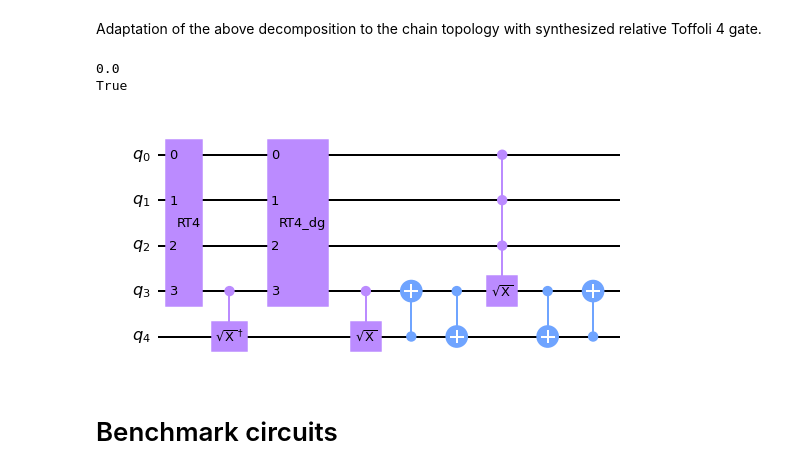
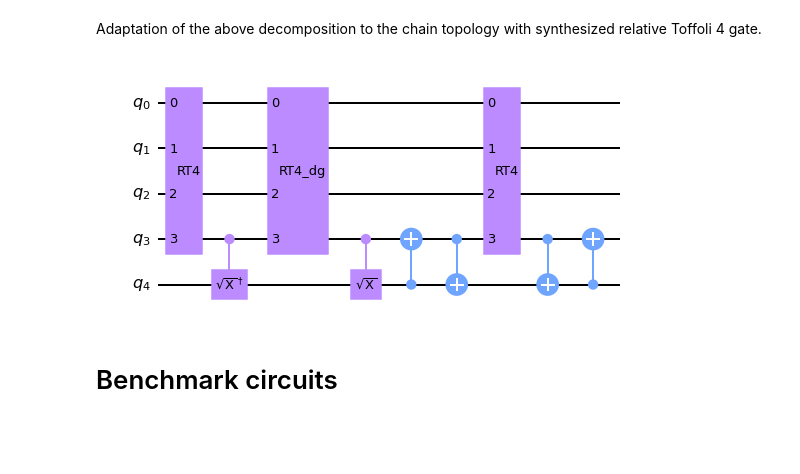
Before and after one commit to idnm/cpflow, a Jupyter notebook: paper/peppar.ipynb, the cells around one changed output. Saved outputs shown, nothing was run; the diff lists cells and outputs as text; code cells hidden in the pictures; blank space fills up the shorter version.

Commit message:
Rework paper until appendix.

```diff
--- a/paper/peppar.ipynb
+++ b/paper/peppar.ipynb
@@ -490,5 +490,12 @@ d.circuit.draw(output='mpl')
 results = Results.load('results/toff4_sqrt_chain')
 d = results.decompositions[-1]
 d.refine()
-d.circuit.draw(output='mpl')
+print(d)
+
+qc_toff4_sqrt = d.circuit
+
+g_toff4_sqrt = qc_toff4_sqrt.reverse_bits().to_instruction(label='RT4')
+g_toff4_sqrt.name = 'T4_sqrt'
+
+qc_toff4_sqrt.draw(output='mpl')
 # %% [output]
@@ -495,3 +503,11 @@ d.circuit.draw(output='mpl')
 [figure]
 # %%
 results = Results.load('results/toff4_relative_chain')
+d = results.decompositions[2]
+d.refine()
+print(d)
+qc_toff4_relative = d.circuit
+g_toff4_relative = qc_toff4_relative.reverse_bits().to_instruction(label='RT4')
+g_toff4_relative.name = 'RT4'
+
+qc_toff4_relative.draw(output='mpl')
@@ -529,25 +536,24 @@ True
 Adaptation of the above decomposition to the chain topology with synthesized relative Toffoli 4 gate.
 # %%
 qc = QuantumCircuit(5)
-qc.append(g_toff_4_relative, [0, 1, 2, 3])
-qc.append(SXGate().inverse().control(1), [3,4])
-qc.append(g_toff_4_relative.inverse(), [0, 1, 2, 3])
 
-qc.append(SXGate().control(1), [3,4])
+qc.append(g_toff4_relative, [0, 1, 2, 3])
+qc.append(SXGate().inverse().control(1), [3, 4])
+qc.append(g_toff4_relative.inverse(), [0, 1, 2, 3])
+
+qc.append(SXGate().control(1), [3, 4])
 
 qc.cx(4,3)
 qc.cx(3,4)
-qc.append(SXGate().control(3), [0,1,2, 3])
+qc.append(g_toff4_sqrt, [0, 1, 2, 3])
 qc.cx(3,4)
 qc.cx(4,3)
 
-print(cost_HST(Operator(qc.reverse_bits()).data, u_toff5))
-print(jnp.allclose(Operator(qc.reverse_bits()).data, u_toff5, rtol=1e-7, atol=1e-5))
+# print(cost_HST(Operator(qc.reverse_bits()).data, u_toff5))
+# print(jnp.allclose(Operator(qc.reverse_bits()).data, u_toff5, rtol=1e-7, atol=1e-5))
 qc.draw(output='mpl')
 # %% [output]
-0.0
-True
-[figure, old version]
+[figure, new version]
 # %% [markdown]
 # Benchmark circuits
 # %%
```
Also changed, not shown: parts of 20 cells of this notebook, 1 other file.
